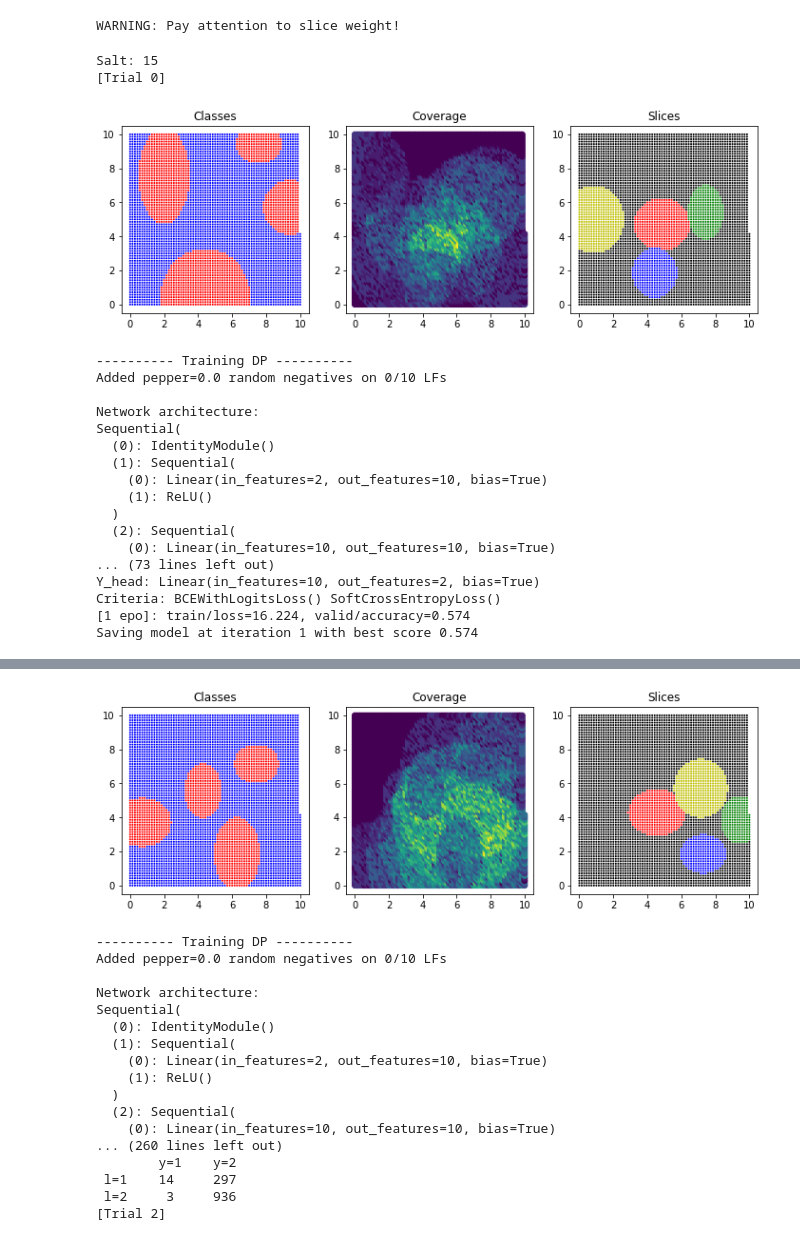
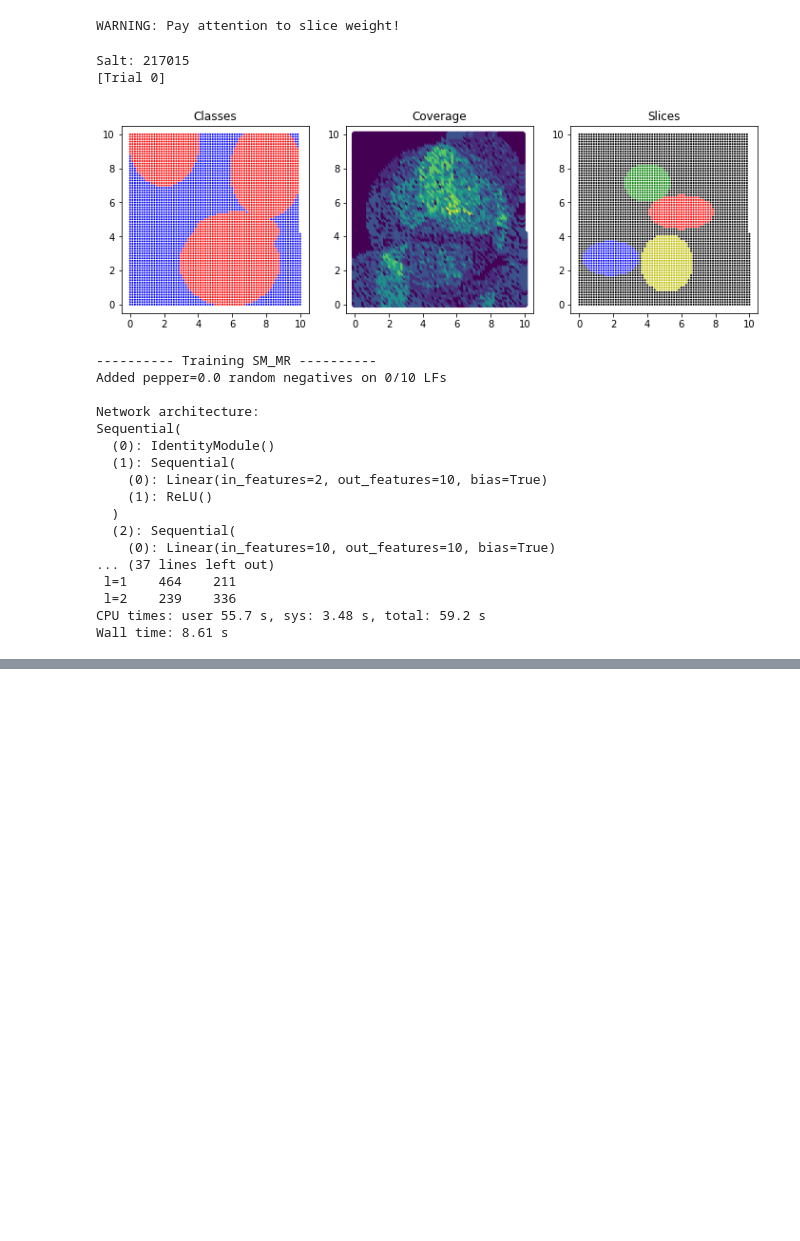
Before and after one commit to tsy935/metal, a Jupyter notebook: metal/contrib/slicing/synthetics/geometric-testing.ipynb, the cells around one changed output, grey strips where cells are left out. Cells and saved outputs as stored; diff of their text form; code cells hidden in the pictures; blank space fills up the shorter version.

```diff
--- a/metal/contrib/slicing/synthetics/geometric-testing.ipynb
+++ b/metal/contrib/slicing/synthetics/geometric-testing.ipynb
@@ -8,26 +16,33 @@ from metal.contrib.slicing.synthetics.geometric_synthetics import generate_datas
 # %% [output]
 The autoreload extension is already loaded. To reload it, use:
   %reload_ext autoreload
+# %%
+from metal.contrib.slicing.metrics import calc_slice_acc, calc_heads_acc
+
+RUN_NAME = "test"
 # %%
-from metal.contrib.slicing.online_dp import SliceHatModel, MLPModule
-from metal.end_model import EndModel
+from metal.contrib.slicing.online_dp import MLPModule
 
 # NOTE: each model can take a "train_kwargs"
 
 ### SHARED PIECES
 train_kwargs = {
-    "verbose": True,
-    "progress_bar": False,
-    "n_epochs": 30,
+    "n_epochs": 3,
     "lr": 0.001,
     "l2": 0.0,
     "log_unit": "epochs",
+#     "log_train_metrics_func": None,
+#     "log_train_metrics": ["loss"],
     "log_train_every": 1,
     "log_valid_every": 1,
     "log_valid_metrics_func": [calc_slice_acc],
+    "log_valid_metrics": ["accuracy"],
     "checkpoint": True,
-    "writer": None, # "tensorboard",
+    "checkpoint_metric": "accuracy",
+    "writer": "tensorboard",
     "log_dir": f"{os.environ['METALHOME']}/tensorboard/",
+    "run_name": RUN_NAME,
+}
 
 end_model_init_kwargs = {
     "layer_out_dims": [2, 10, 10, 2],
@@ -36,7 +51,7 @@ end_model_init_kwargs = {
 ### FULL CONFIGS
 dp_config = {
     "end_model_init_kwargs": end_model_init_kwargs,
-    "train_kwargs": train_kwargs
+    "train_kwargs": train_kwargs,
     "slice_kwargs": {"vanilla": True},
 }
 
@@ -98,14 +113,14 @@ sm_on_config = {
 
 sm_mr_config = {
     "end_model_init_kwargs": end_model_init_kwargs,
-    sm_config = {
+    "slice_kwargs": {
         "L_weight": 0.1,
         "Y_off_weight": 0.1,
         "online_head": True,
         "indicator": False,
         "mask_abstains": False,
         "verbose": True,
-    }
+    },
     "train_kwargs": train_kwargs
 }
 # %% [output]
@@ -132,14 +147,14 @@ model_configs = {
 #     "UNI": uni_config,
 #     "UP": up_config,
 #     "MoE": moe_config,
-    "DP": dp_config,
+#     "DP": dp_config,
 #     'SM_DP': sm_dp_config,
 #     "SM_HAT": sm_hat_config,
 #     "SM_ON": sm_on_config,
     "SM_MR": sm_mr_config,
 }
 
-NUM_TRIALS = 5
+NUM_TRIALS = 1
 NUM_SLICES = 4
 K = 2
 M = 10
@@ -189,36 +204,38 @@ for trial in range(NUM_TRIALS):
         from metal.contrib.slicing.utils import add_pepper
         Ls[0] = add_pepper(Ls[0], pepper)
 
         # Train end model
         if model_name == "UNI":
             model = train_model(model_config, Ls, Xs, Ys, Zs)
         elif model_name == 'UP':
             # generates weighted Y_train and overwrites overwrites Ys[0] internally
             model = search_upweighting_models(model_config, Ls, Xs, Ys, Zs,
                                               targeting_lfs_idx, verbose=False)
         elif model_name == "MoE":
             model = train_MoE_model(model_config, Ls, Xs, Ys, Zs)
         elif model_name == "DP":
             model = train_model(model_config, Ls, Xs, Ys, Zs)
         elif model_name == "SM_HAT":
             model = train_model(model_config, Ls, Xs, Ys, Zs, model_key="hat")
         elif model_name == "SM_ON":
             model = train_model(model_config, Ls, Xs, Ys, Zs, model_key="online")
         elif model_name == 'SM_DP':
             model = train_slice_dp(model_config, Ls, Xs, Ys, Zs)
+        elif model_name == 'SM_MR':
+            model = train_model(model_config, Ls, Xs, Ys, Zs)
         else:
             raise Exception(f"Unrecognized model_name: {model_name}")
 
         test_loader = create_data_loader(Ls, Xs, Ys, Zs, model_config, 'test')
         results = eval_model(model, test_loader, verbose=False, summary=False)
 
         # Save results
         history[model_name].append(results)
 # %% [output]
-Salt: 15
+Salt: 217015
 [Trial 0]
-[figure, old version]
+[figure, new version]
----------- Training DP ----------
+---------- Training SM_MR ----------
 Added pepper=0.0 random negatives on 0/10 LFs
 
 Network architecture:
@@ -230,8 +247,8 @@ Sequential(
   )
   (2): Sequential(
     (0): Linear(in_features=10, out_features=10, bias=True)
-... (73 lines left out)
-Y_head: Linear(in_features=10, out_features=2, bias=True)
-Criteria: BCEWithLogitsLoss() SoftCrossEntropyLoss()
-[1 epo]: train/loss=16.224, valid/accuracy=0.574
-Saving model at iteration 1 with best score 0.574
+... (37 lines left out)
+ l=1    464    211
+ l=2    239    336
+CPU times: user 55.7 s, sys: 3.48 s, total: 59.2 s
+Wall time: 8.61 s
@@ -255,18 +254,0 @@ Saving model at iteration 7 with best score 0.620
-[figure, removed]
----------- Training DP ----------
-Added pepper=0.0 random negatives on 0/10 LFs
-
-Network architecture:
-Sequential(
-  (0): IdentityModule()
-  (1): Sequential(
-    (0): Linear(in_features=2, out_features=10, bias=True)
-    (1): ReLU()
-  )
-  (2): Sequential(
-    (0): Linear(in_features=10, out_features=10, bias=True)
-... (260 lines left out)
-        y=1    y=2
- l=1    14     297
- l=2     3     936
-[Trial 2]
```
Also changed, not shown: parts of 5 cells of this notebook, 3 other files.
